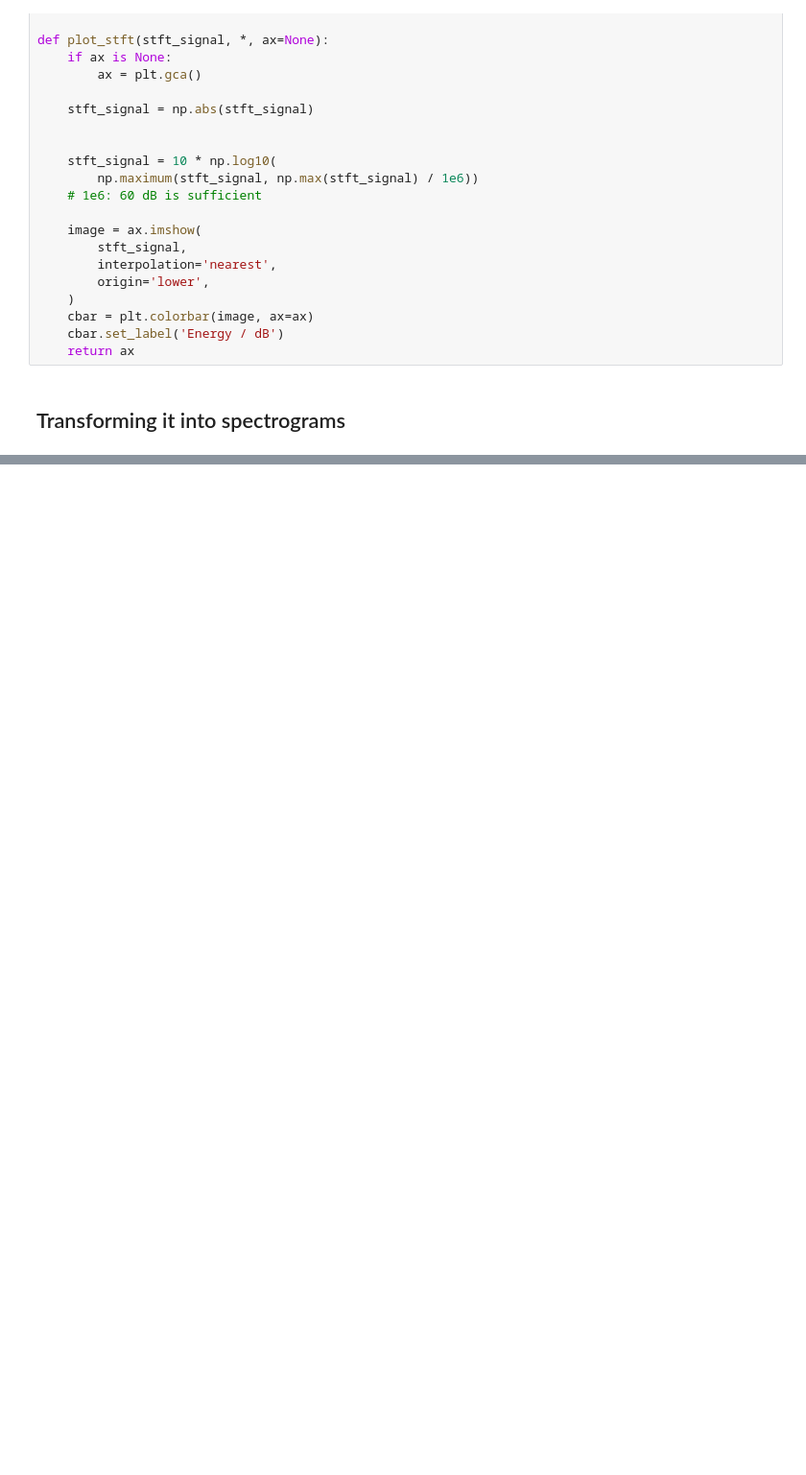
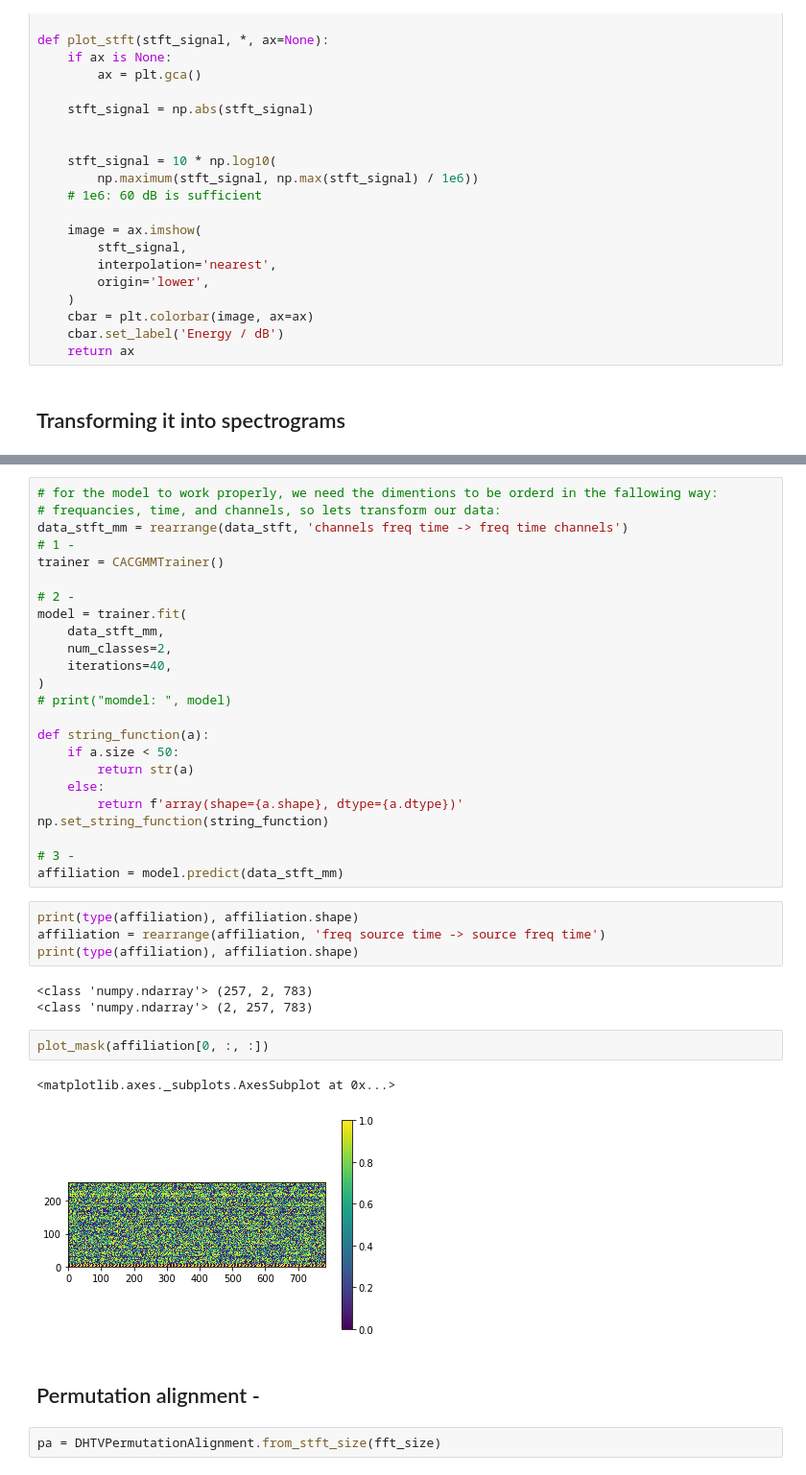
Before and after one commit to shaigue/DL_project_2019, a Jupyter notebook: DREGON_processing.ipynb, the cells around one changed output, grey strips where cells are left out. Shown: that part at 96% size. Drawn from its saved outputs; the diff is of its cells as text; blank space fills up the shorter version.

```diff
--- a/DREGON_processing.ipynb
+++ b/DREGON_processing.ipynb
@@ -115,0 +121,40 @@ data_stft:  (8, 257, 392)
+# %%
+# for the model to work properly, we need the dimentions to be orderd in the fallowing way:
+# frequancies, time, and channels, so lets transform our data:
+data_stft_mm = rearrange(data_stft, 'channels freq time -> freq time channels')
+# 1 -
+trainer = CACGMMTrainer()
+
+# 2 -
+model = trainer.fit(
+    data_stft_mm,
+    num_classes=2,
+    iterations=40,
+)
+# print("momdel: ", model)
+
+def string_function(a):
+    if a.size < 50:
+        return str(a)
+    else:
+        return f'array(shape={a.shape}, dtype={a.dtype})'
+np.set_string_function(string_function)
+
+# 3 -
+affiliation = model.predict(data_stft_mm)
+# %%
+print(type(affiliation), affiliation.shape)
+affiliation = rearrange(affiliation, 'freq source time -> source freq time')
+print(type(affiliation), affiliation.shape)
+# %% [output]
+<class 'numpy.ndarray'> (257, 2, 783)
+<class 'numpy.ndarray'> (2, 257, 783)
+# %%
+plot_mask(affiliation[0, :, :])
+# %% [output]
+<matplotlib.axes._subplots.AxesSubplot at 0x...>
+[figure, added]
+# %% [markdown]
+## Permutation alignment -
+# %%
+pa = DHTVPermutationAlignment.from_stft_size(fft_size)
```
Also changed, not shown: parts of 4 cells of this notebook, 2 other files.
